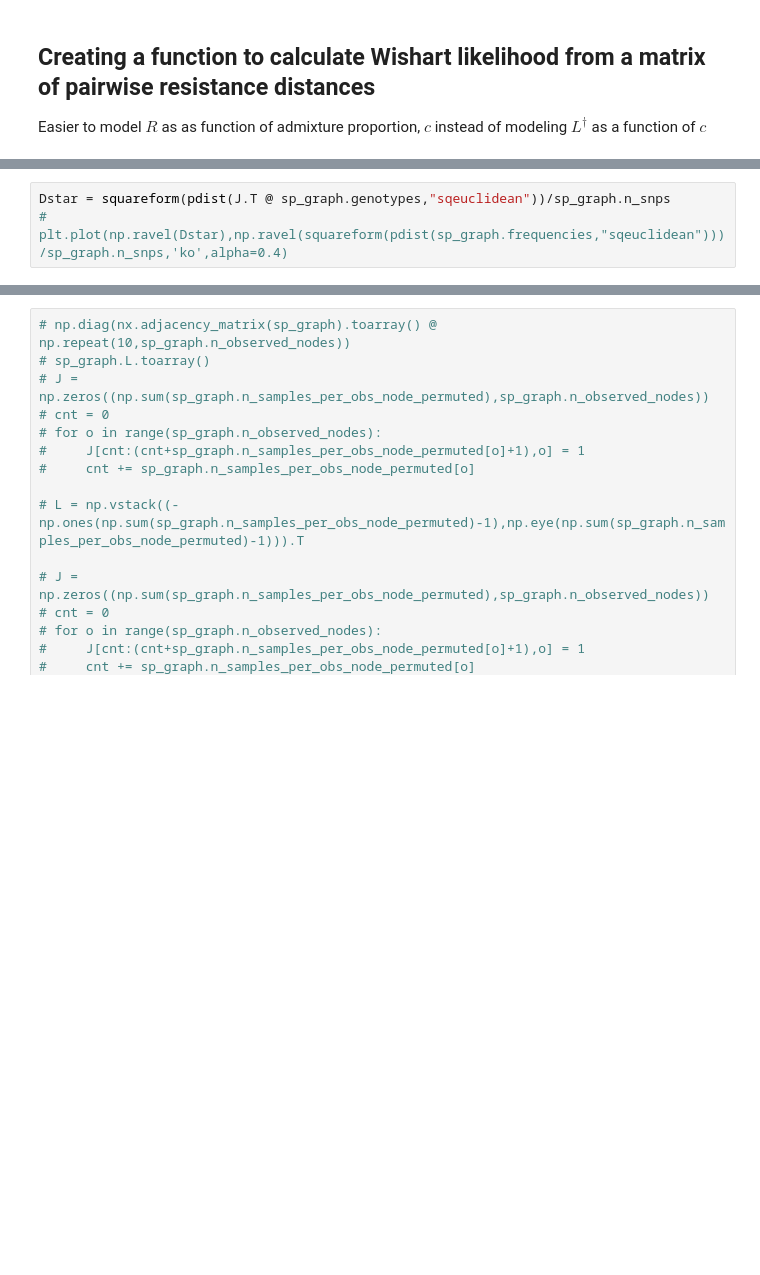
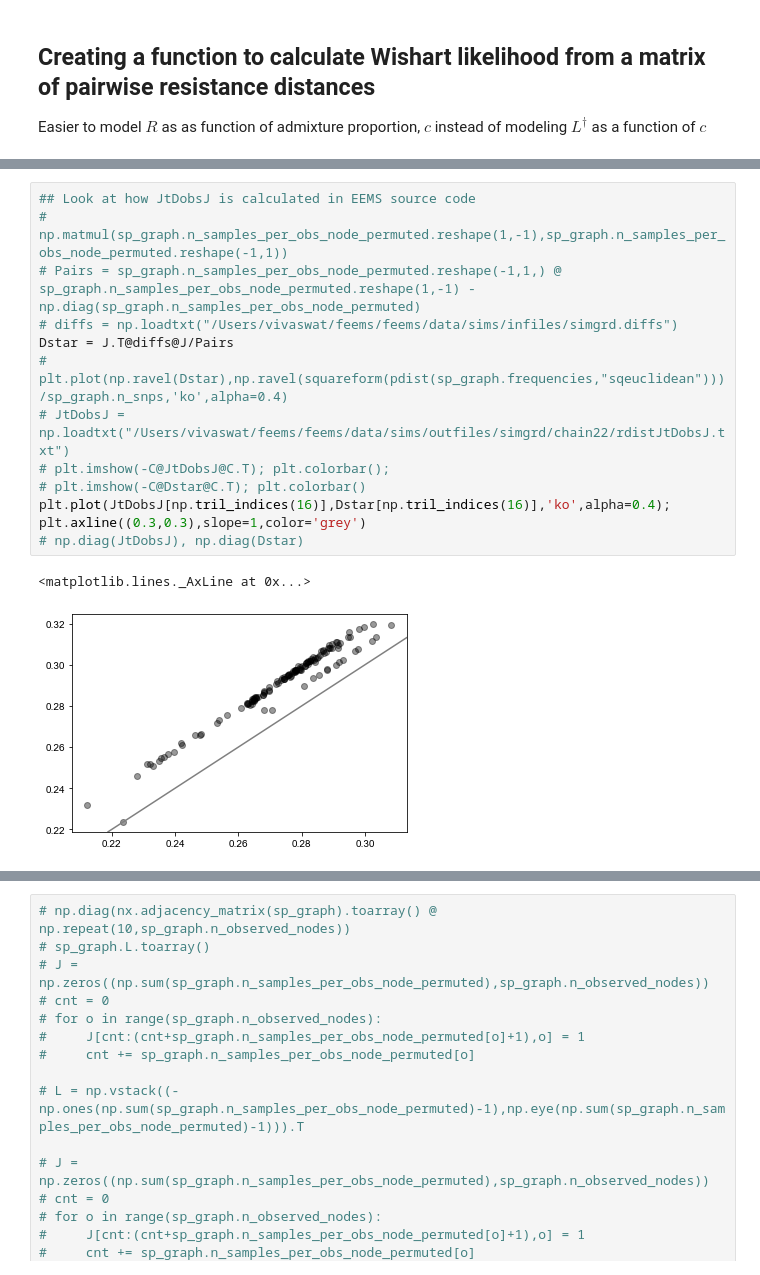
Before and after one commit to NovembreLab/feems, a Jupyter notebook: docs/notebooks/est-long-range.ipynb, the cells around one changed output, grey strips where cells are left out. Cells and saved outputs as stored; diff of their text form; blank space fills up the shorter version.

```diff
--- a/docs/notebooks/est-long-range.ipynb
+++ b/docs/notebooks/est-long-range.ipynb
@@ -154,4 +160,16 @@ def get_FEEMS_demes_nll_w_c(sp_graph, obj, wt, q, lrn, c, df=100, sigstar=500):
-# %%
-Dstar = squareform(pdist(J.T @ sp_graph.genotypes,"sqeuclidean"))/sp_graph.n_snps
-# plt.plot(np.ravel(Dstar),np.ravel(squareform(pdist(sp_graph.frequencies,"sqeuclidean")))/sp_graph.n_snps,'ko',alpha=0.4)
+# %%
+## Look at how JtDobsJ is calculated in EEMS source code
+# np.matmul(sp_graph.n_samples_per_obs_node_permuted.reshape(1,-1),sp_graph.n_samples_per_obs_node_permuted.reshape(-1,1))
+# Pairs = sp_graph.n_samples_per_obs_node_permuted.reshape(-1,1,) @ sp_graph.n_samples_per_obs_node_permuted.reshape(1,-1) - np.diag(sp_graph.n_samples_per_obs_node_permuted)
+# diffs = np.loadtxt("/Users/vivaswat/feems/feems/data/sims/infiles/simgrd.diffs")
+Dstar = J.T@diffs@J/Pairs
+# plt.plot(np.ravel(Dstar),np.ravel(squareform(pdist(sp_graph.frequencies,"sqeuclidean")))/sp_graph.n_snps,'ko',alpha=0.4)
+# JtDobsJ = np.loadtxt("/Users/vivaswat/feems/feems/data/sims/outfiles/simgrd/chain22/rdistJtDobsJ.txt")
+# plt.imshow(-C@JtDobsJ@C.T); plt.colorbar();
+# plt.imshow(-C@Dstar@C.T); plt.colorbar()
+plt.plot(JtDobsJ[np.tril_indices(16)],Dstar[np.tril_indices(16)],'ko',alpha=0.4); plt.axline((0.3,0.3),slope=1,color='grey')
+# np.diag(JtDobsJ), np.diag(Dstar)
+# %% [output]
+<matplotlib.lines._AxLine at 0x...>
+[figure, added]
 # %%
```
Also changed, not shown: parts of 4 cells of this notebook.
